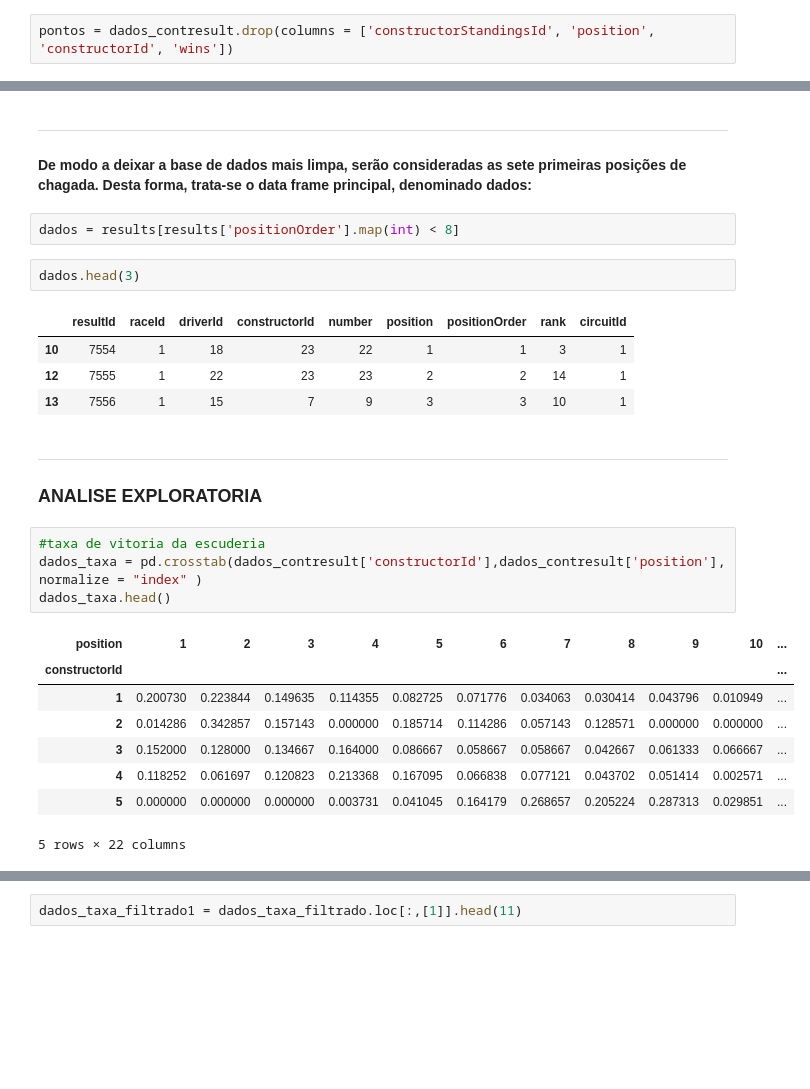
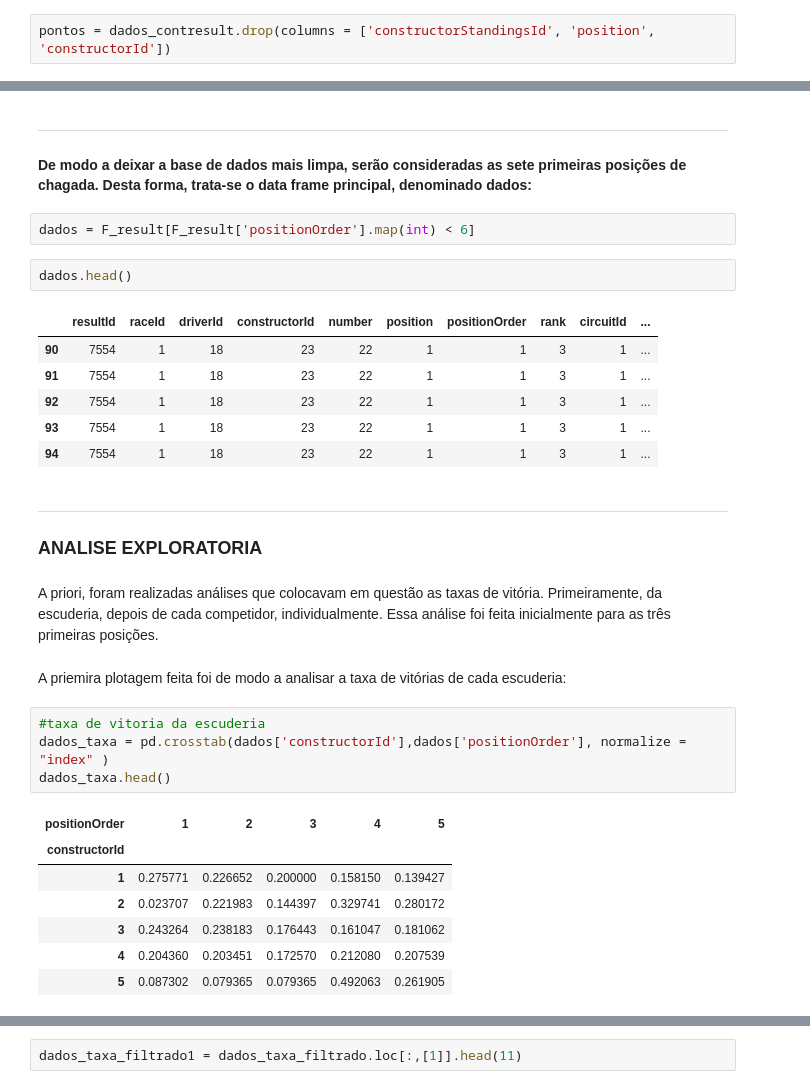
Before and after one commit to Amanda-Carmo/projeto2_cdados, a Jupyter notebook: Projeto 2 DADOS.ipynb, the cells around one changed output, grey strips where cells are left out. Saved outputs shown, nothing was run; the diff lists cells and outputs as text; blank space fills up the shorter version.

```diff
--- a/Projeto 2 DADOS.ipynb
+++ b/Projeto 2 DADOS.ipynb
@@ -130,7 +138,7 @@ dados_contresult.head()
 # %% [markdown]
 Geral:
 # %%
-pontos = dados_contresult.drop(columns = ['constructorStandingsId', 'position', 'constructorId', 'wins'])
+pontos = dados_contresult.drop(columns = ['constructorStandingsId', 'position', 'constructorId'])
 # %%
 pontos.head()
 # %% [output]
@@ -200,31 +208,36 @@ ___
 
 #### De modo a deixar a base de dados mais limpa, serão consideradas as sete primeiras posições de chagada. Desta forma, trata-se o data frame principal, denominado **dados**:
 # %%
-dados = results[results['positionOrder'].map(int) < 8]
+dados = F_result[F_result['positionOrder'].map(int) < 6]
 # %%
-dados.head(3)
+dados.head()
 # %% [output]
-|  | resultId | raceId | driverId | constructorId | number | position | positionOrder | rank | circuitId |
-| 10 | 7554 | 1 | 18 | 23 | 22 | 1 | 1 | 3 | 1 |
-| 12 | 7555 | 1 | 22 | 23 | 23 | 2 | 2 | 14 | 1 |
-| 13 | 7556 | 1 | 15 | 7 | 9 | 3 | 3 | 10 | 1 |
+|  | resultId | raceId | driverId | constructorId | number | position | positionOrder | rank | circuitId | ... |
+| 90 | 7554 | 1 | 18 | 23 | 22 | 1 | 1 | 3 | 1 | ... |
+| 91 | 7554 | 1 | 18 | 23 | 22 | 1 | 1 | 3 | 1 | ... |
+| 92 | 7554 | 1 | 18 | 23 | 22 | 1 | 1 | 3 | 1 | ... |
+| 93 | 7554 | 1 | 18 | 23 | 22 | 1 | 1 | 3 | 1 | ... |
+| 94 | 7554 | 1 | 18 | 23 | 22 | 1 | 1 | 3 | 1 | ... |
 # %% [markdown]
 ___
 
 ### ANALISE EXPLORATORIA
+# %% [markdown]
+A priori, foram realizadas análises que colocavam em questão as taxas de vitória. Primeiramente, da escuderia, depois de cada competidor, individualmente. Essa análise foi feita inicialmente para as três primeiras posições.
+# %% [markdown]
+A priemira plotagem feita foi de modo a analisar a taxa de vitórias de cada escuderia:
 # %%
 #taxa de vitoria da escuderia
-dados_taxa = pd.crosstab(dados_contresult['constructorId'],dados_contresult['position'], normalize = "index" )
+dados_taxa = pd.crosstab(dados['constructorId'],dados['positionOrder'], normalize = "index" )
 dados_taxa.head()
 # %% [output]
-| position | 1 | 2 | 3 | 4 | 5 | 6 | 7 | 8 | 9 | 10 | ... |
-| constructorId |  |  |  |  |  |  |  |  |  |  | ... |
-| 1 | 0.200730 | 0.223844 | 0.149635 | 0.114355 | 0.082725 | 0.071776 | 0.034063 | 0.030414 | 0.043796 | 0.010949 | ... |
-| 2 | 0.014286 | 0.342857 | 0.157143 | 0.000000 | 0.185714 | 0.114286 | 0.057143 | 0.128571 | 0.000000 | 0.000000 | ... |
-| 3 | 0.152000 | 0.128000 | 0.134667 | 0.164000 | 0.086667 | 0.058667 | 0.058667 | 0.042667 | 0.061333 | 0.066667 | ... |
-| 4 | 0.118252 | 0.061697 | 0.120823 | 0.213368 | 0.167095 | 0.066838 | 0.077121 | 0.043702 | 0.051414 | 0.002571 | ... |
-| 5 | 0.000000 | 0.000000 | 0.000000 | 0.003731 | 0.041045 | 0.164179 | 0.268657 | 0.205224 | 0.287313 | 0.029851 | ... |
+| positionOrder | 1 | 2 | 3 | 4 | 5 |
+| constructorId |  |  |  |  |  |
+| 1 | 0.275771 | 0.226652 | 0.200000 | 0.158150 | 0.139427 |
+| 2 | 0.023707 | 0.221983 | 0.144397 | 0.329741 | 0.280172 |
+| 3 | 0.243264 | 0.238183 | 0.176443 | 0.161047 | 0.181062 |
+| 4 | 0.204360 | 0.203451 | 0.172570 | 0.212080 | 0.207539 |
+| 5 | 0.087302 | 0.079365 | 0.079365 | 0.492063 | 0.261905 |
-5 rows × 22 columns
 # %%
 dados_taxa_filtrado = dados_taxa.sort_values(by=1).tail(11)
 dados_taxa_filtrado.head()
```
Also changed, not shown: parts of 29 cells of this notebook.
